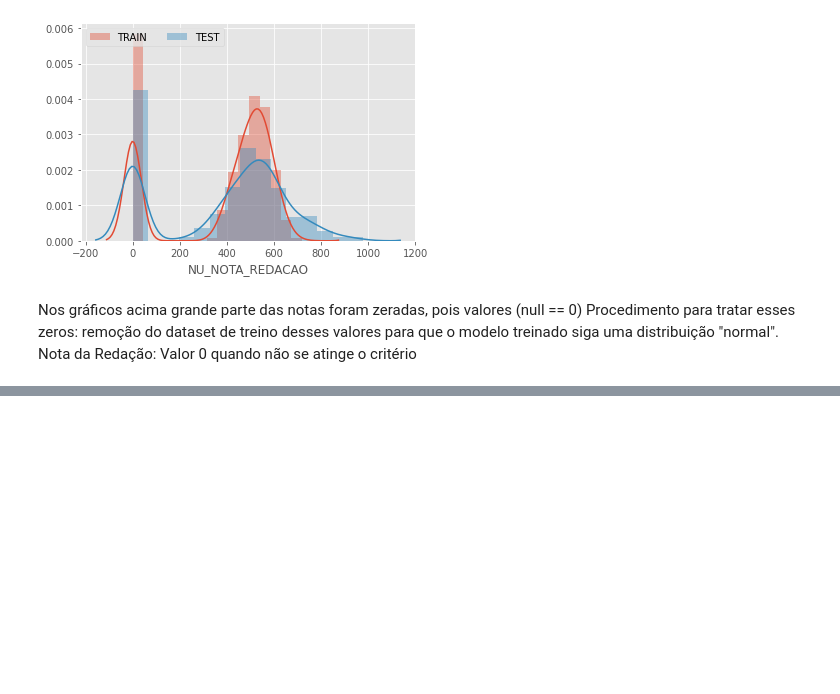
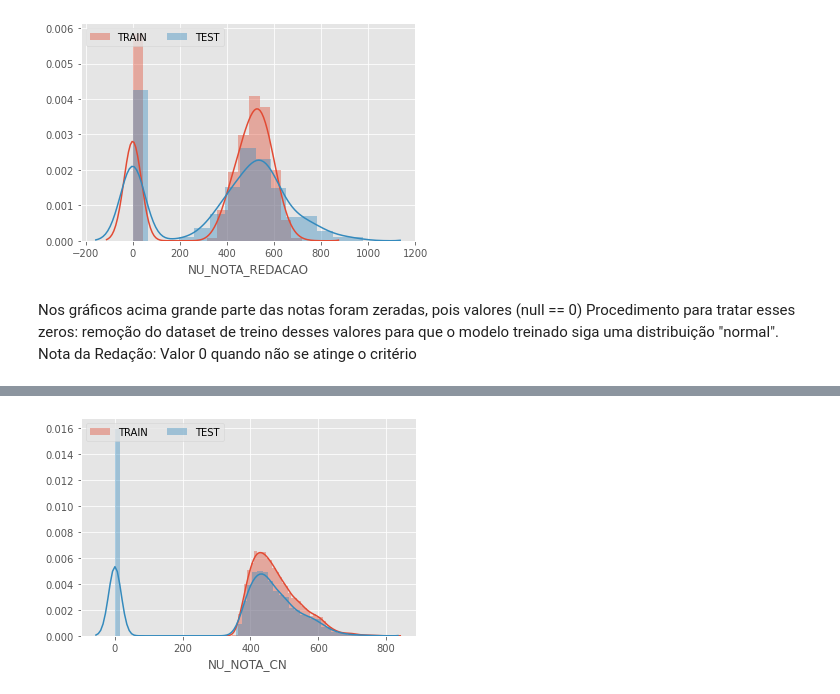
Before and after one commit to vvalcristina/codenatioDesafioEnem, a Jupyter notebook: Enem_2016.ipynb, the cells around one changed output, grey strips where cells are left out. Saved outputs shown, nothing was run; the diff lists cells and outputs as text; code cells hidden in the pictures; blank space fills up the shorter version.

```diff
--- a/Enem_2016.ipynb
+++ b/Enem_2016.ipynb
@@ -156,0 +170,9 @@ train = train.loc[(train['NU_NOTA_CN'].notnull()) & (train['NU_NOTA_CN']!=0) &
+# %%
+x0 = train['NU_NOTA_CN'].fillna(0)
+x1 = test['NU_NOTA_CN'].fillna(0)
+
+sns.distplot(x0)
+sns.distplot(x1)
+plt.legend(labels=['TRAIN', 'TEST'], ncol=2, loc='upper left');
+# %% [output]
+[figure, added]
```
Also changed, not shown: parts of 13 cells of this notebook.
